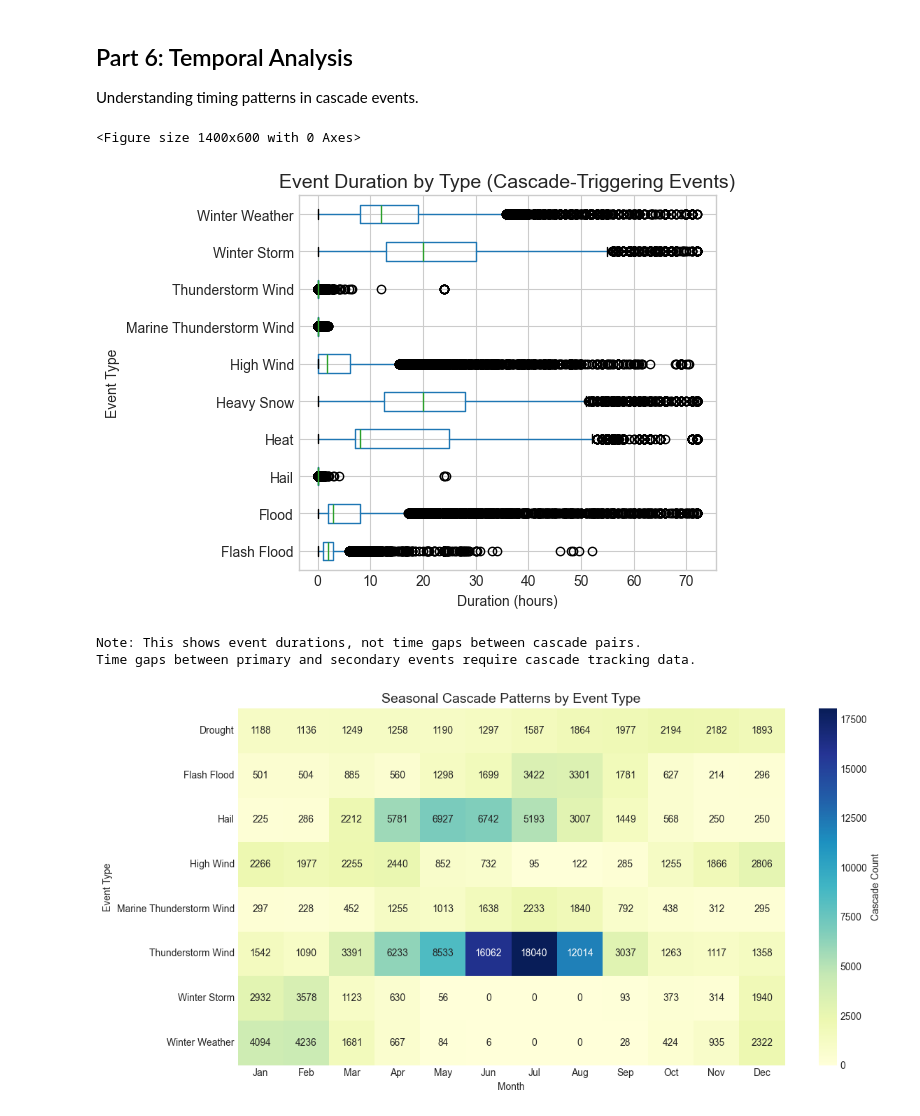
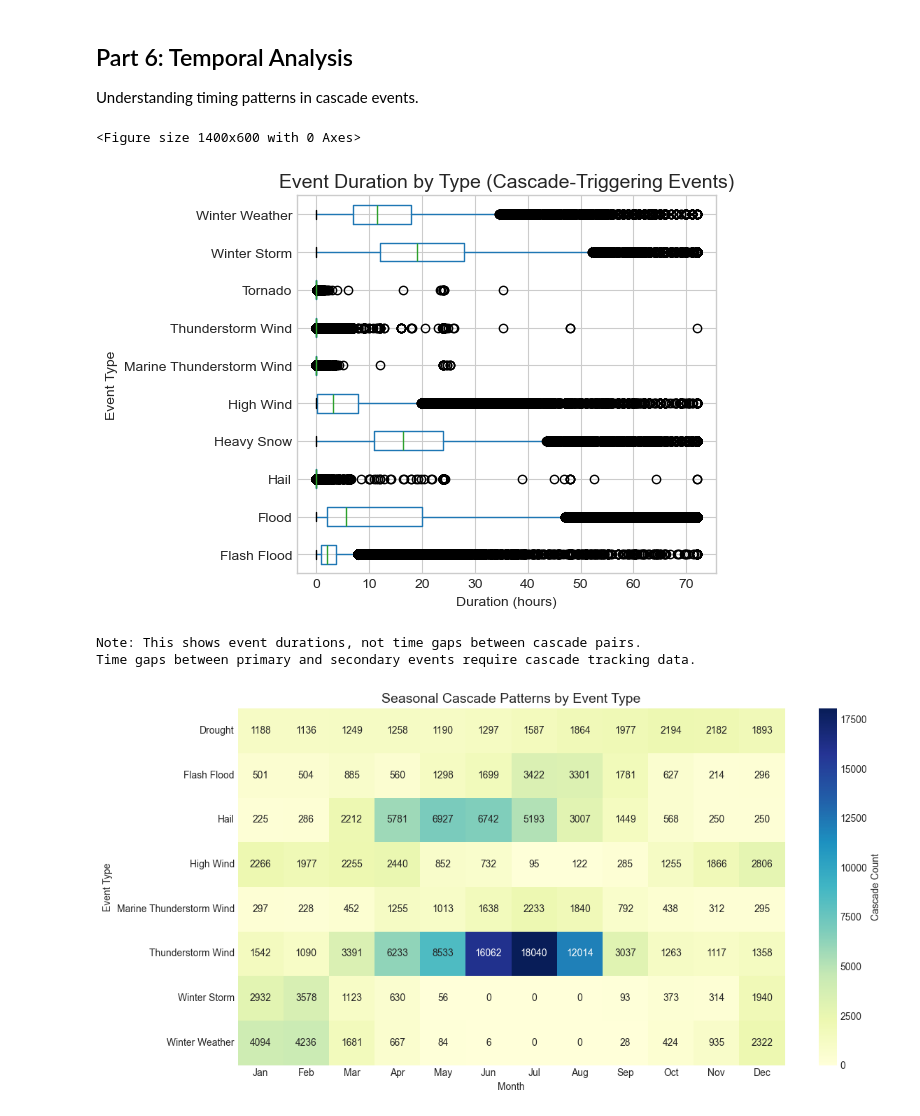
Before and after one commit to ml-girls/cascading-disaster-prediction, a Jupyter notebook: notebooks/01_cascade_eda.ipynb, the cells around one changed output. Saved outputs shown, nothing was run; the diff lists cells and outputs as text; code cells hidden in the pictures.

```diff
--- a/notebooks/01_cascade_eda.ipynb
+++ b/notebooks/01_cascade_eda.ipynb
@@ -498,7 +498,7 @@ Total: 46 primary types, 158 causal pairs
 config = get_conservative_config()
 print(f"Config: {config}")
 
-cascades = identify_cascades(df, config=config, verbose=True)
+cascades = identify_cascades(final_df, config=config, verbose=True)
 cascade_df = cascades_to_dataframe(cascades)
 # %% [output]
 Config: CascadeConfig(temporal_window_days=7, spatial_proximity=<SpatialProximity.SAME_COUNTY: 'same_county'>, distance_threshold_km=50.0, require_same_episode=True, require_different_event_types=True ...
@@ -596,7 +596,7 @@ Mean: 3.7h
 from src.labeling import create_cascade_labels, get_label_summary, get_all_classes, to_binary_matrix
 
 # Create multilabel targets
-df_labeled = create_cascade_labels(df, cascades)
+df_labeled = create_cascade_labels(final_df, cascades)
 
 # What does the labeled dataframe look like?
 df_labeled[['EVENT_ID', 'EVENT_TYPE', 'STATE', 'target', 'is_cascade_result']].head(10)
@@ -849,40 +849,40 @@ Understanding timing patterns in cascade events.
 # we'll visualize the typical duration of events by type instead
 
 # Check if we have BEGIN_DATETIME
-if 'BEGIN_DATETIME' in df.columns and 'END_DATETIME' in df.columns:
-    df_time = df.copy()
+if 'BEGIN_DATETIME' in final_df.columns and 'END_DATETIME' in final_df.columns:
+    df_time = final_df.copy()
     df_time['BEGIN_DATETIME'] = pd.to_datetime(df_time['BEGIN_DATETIME'], errors='coerce')
     df_time['END_DATETIME'] = pd.to_datetime(df_time['END_DATETIME'], errors='coerce')
     df_time['duration_hours'] = (df_time['END_DATETIME'] - df_time['BEGIN_DATETIME']).dt.total_seconds() / 3600
 
     # Filter valid durations (0 to 72 hours)
     df_time = df_time[(df_time['duration_hours'] >= 0) & (df_time['duration_hours'] <= 72)]
 
     # Get cascade-triggering events
     cascade_ids = cascade_events['EVENT_ID'].values
     df_cascade_time = df_time[df_time['EVENT_ID'].isin(cascade_ids)]
 
     # Event duration by type
     top_types = df_cascade_time['EVENT_TYPE'].value_counts().head(10).index
     df_filtered = df_cascade_time[df_cascade_time['EVENT_TYPE'].isin(top_types)]
 
     plt.figure(figsize=(14, 6))
     df_filtered.boxplot(column='duration_hours', by='EVENT_TYPE', vert=False)
     plt.title('Event Duration by Type (Cascade-Triggering Events)', fontsize=14)
     plt.xlabel('Duration (hours)')
     plt.ylabel('Event Type')
     plt.suptitle('')
     plt.tight_layout()
     plt.savefig(f'{RESULTS_DIR}/event_duration_by_type.png', dpi=150, bbox_inches='tight')
     plt.show()
 
     print("Note: This shows event durations, not time gaps between cascade pairs.")
     print("Time gaps between primary and secondary events require cascade tracking data.")
 else:
     print("Note: BEGIN_DATETIME/END_DATETIME columns not available for duration analysis.")
 # %% [output]
 <Figure size 1400x600 with 0 Axes>
-[figure, old version]
+[figure, new version]
 Note: This shows event durations, not time gaps between cascade pairs.
 Time gaps between primary and secondary events require cascade tracking data.
 # %%
```
Also changed, not shown: parts of 11 cells of this notebook.
